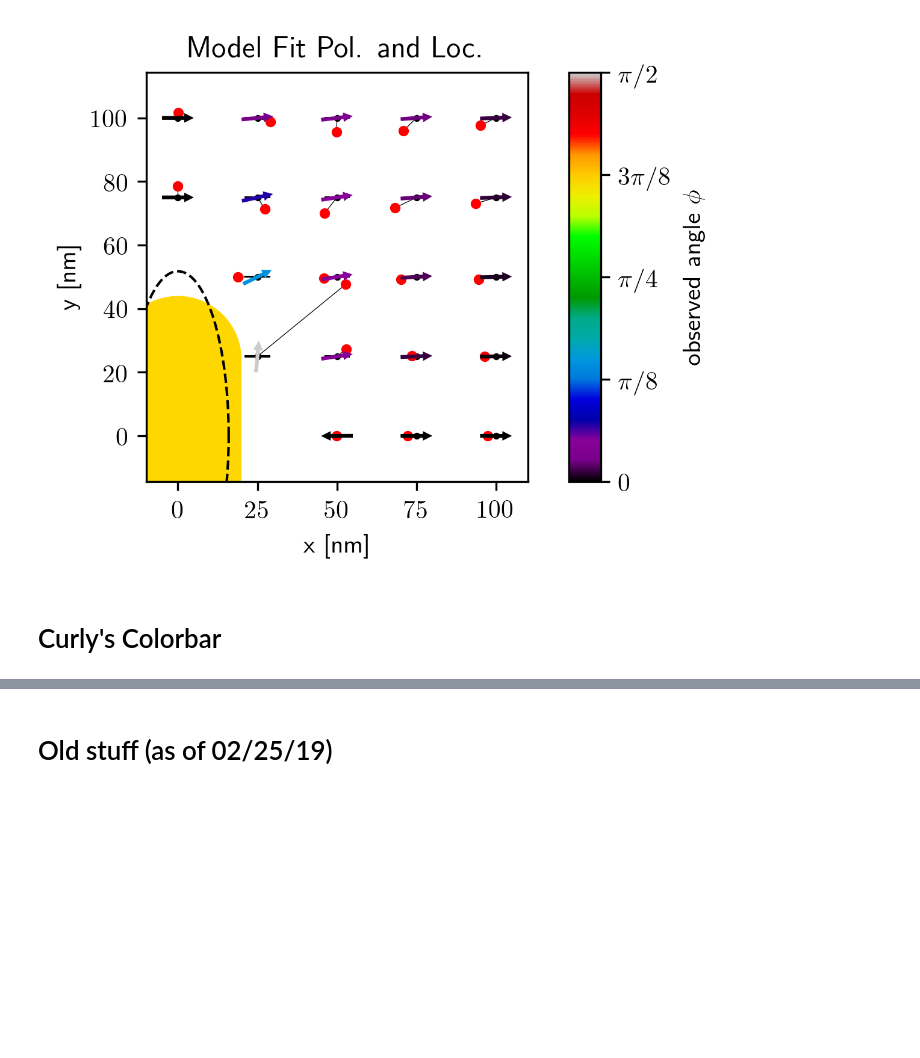
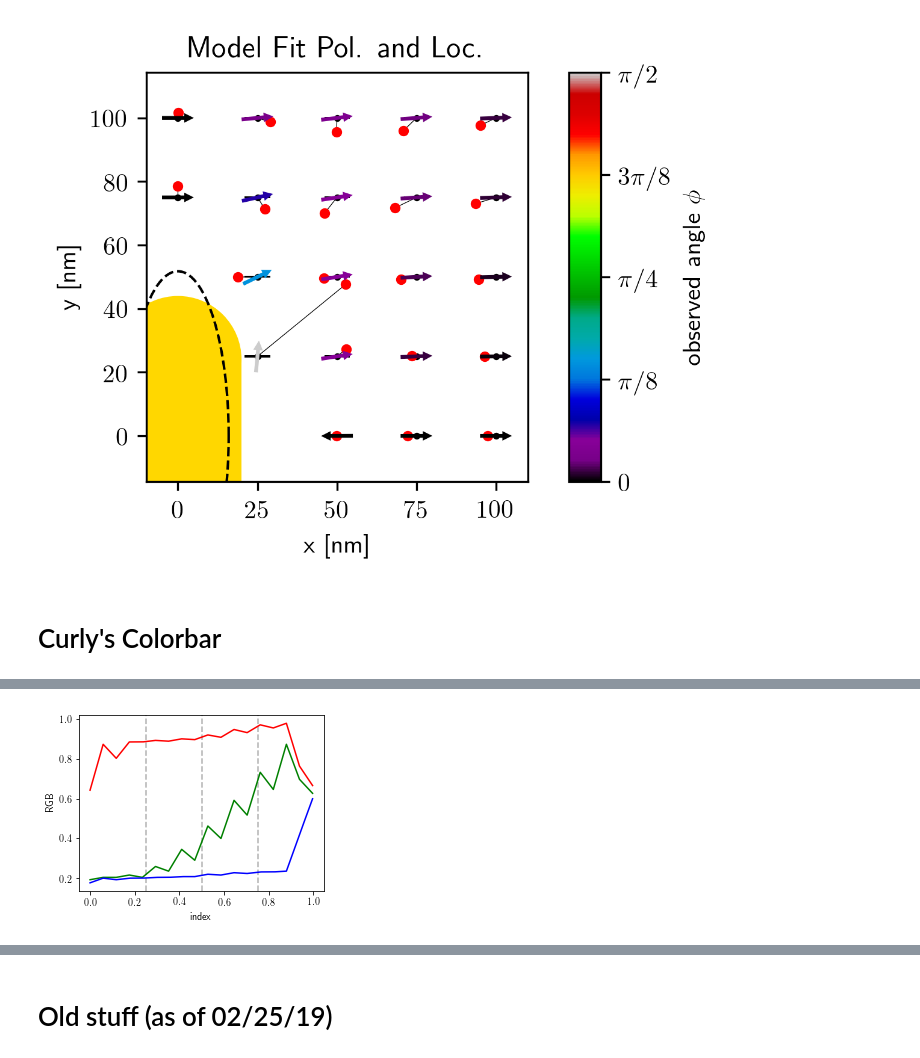
Before and after one commit to HarrisonGoldwyn/mispolarization, a Jupyter notebook: solving_problems/notebooks/fit_localization_from_BEM_fields.ipynb, the cells around one changed output, grey strips where cells are left out. Drawn from its saved outputs; the diff is of its cells as text; code cells hidden in the pictures; blank space fills up the shorter version.

Commit message:
Finally got a colorbar I am happy with using 'matplotlib.colors.LinearSegmentedColormap.from_list' method

```diff
--- a/solving_problems/notebooks/fit_localization_from_BEM_fields.ipynb
+++ b/solving_problems/notebooks/fit_localization_from_BEM_fields.ipynb
@@ -706,0 +704,92 @@ curlycm = ListedColormap(curly_color_array)
+# %%
+color_index = np.linspace(0,1, curly_color_array.shape[0]).reshape(-1,1)
+# %%
+cdict = {
+'red': np.hstack((
+    color_index,
+    [
+        [164/255, 164/255],
+        [223/255, 223/255],
+        [205/255, 205/255],
+        [226/255, 226/255],
+        [226/255, 226/255],
+        [228/255, 228/255],
+        [227/255, 227/255],
+        [230/255, 230/255],
+        [229/255, 229/255],
+        [235/255, 235/255],
+        [232/255, 232/255],
+        [242/255, 242/255],
+        [238/255, 238/255],
+        [248/255, 248/255],
+        [244/255, 244/255],
+        [250/255, 250/255],
+        [195/255, 195/255],
+        [170/255, 170/255]
+        ]
+    )),
+'green': np.hstack((
+    color_index,
+    [
+        [49/255, 49/255,],
+        [52/255, 52/255,],
+        [52/255, 52/255,],
+        [55/255, 55/255,],
+        [52/255, 52/255,],
+        [66/255, 66/255,],
+        [60/255, 60/255,],
+        [88/255, 88/255,],
+        [74/255, 74/255,],
+        [118/255, 118/255,],
+        [102/255, 102/255,],
+        [151/255, 151/255,],
+        [132/255, 132/255,],
+        [187/255, 187/255,],
+        [165/255, 165/255,],
+        [223/255, 223/255,],
+        [178/255, 178/255,],
+        [160/255, 160/255,]
+        ]
+    )),
+'blue': np.hstack((
+    color_index,
+    [
+        [45/255, 45/255,],
+        [51/255, 51/255,],
+        [49/255, 49/255,],
+        [51/255, 51/255,],
+        [51/255, 51/255,],
+        [52/255, 52/255,],
+        [52/255, 52/255,],
+        [53/255, 53/255,],
+        [53/255, 53/255,],
+        [56/255, 56/255,],
+        [55/255, 55/255,],
+        [58/255, 58/255,],
+        [57/255, 57/255,],
+        [59/255, 59/255,],
+        [59/255, 59/255,],
+        [60/255, 60/255,],
+        [107/255, 107/255,],
+        [153/255, 153/255,]
+        ]
+    )),
+}
+
+
+def plot_linearmap(cdict):
+    newcmp = LinearSegmentedColormap('testCmap', segmentdata=cdict, N=256)
+    rgba = newcmp(np.linspace(0, 1, 256))
+    fig, ax = plt.subplots(figsize=(4, 3), constrained_layout=True)
+    col = ['r', 'g', 'b']
+    for xx in [0.25, 0.5, 0.75]:
+        ax.axvline(xx, color='0.7', linestyle='--')
+    for i in range(3):
+        ax.plot(np.arange(256)/256, rgba[:, i], color=col[i])
+    ax.set_xlabel('index')
+    ax.set_ylabel('RGB')
+    plt.show()
+
+plot_linearmap(cdict)
+# %% [output]
+[figure, added]
```
Also changed, not shown: parts of 4 cells of this notebook, 1 other file.
